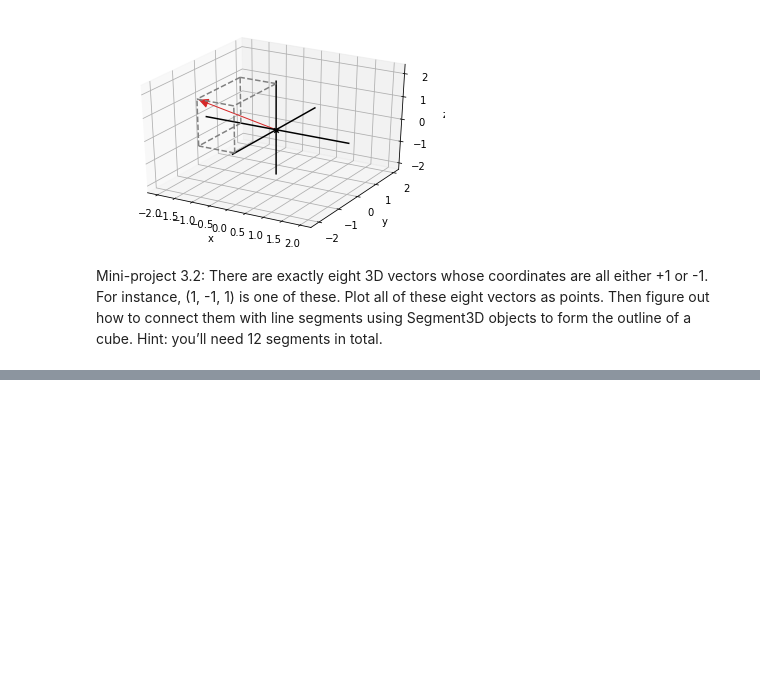
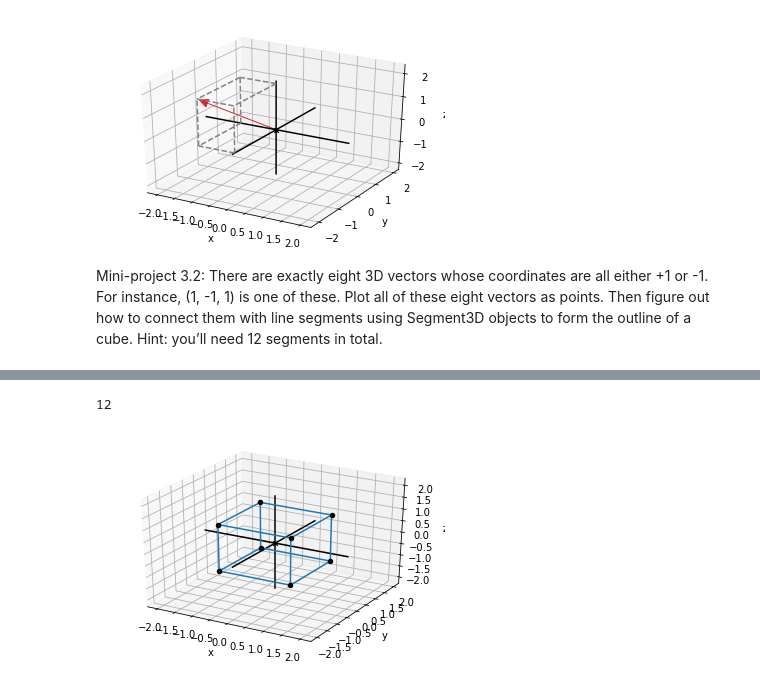
Before and after one commit to aliakhtar/maths4programmers-python, a Jupyter notebook: ch3/01_3.1.ipynb, the cells around one changed output, grey strips where cells are left out. Drawn from its saved outputs; the diff is of its cells as text; code cells hidden in the pictures; blank space fills up the shorter version.

```diff
--- a/ch3/01_3.1.ipynb
+++ b/ch3/01_3.1.ipynb
@@ -59,21 +59,3 @@ Mini-project 3.2: There are exactly eight 3D vectors whose coordinates are all e
 one of these. Plot all of these eight vectors as points. Then figure out how to connect them with line segments using
 Segment3D objects to form the outline of a cube.
 Hint: you’ll need 12 segments in total.
-# %%
-points = [(1,1,1), (1, -1, -1)] #Can't figure out how to do a loop that includes (1, -1, -1)
-#p = [1, 1, 1]
-#v = (p[0], p[1], p[2])
-#points.append(v)
-
-for i in range(-1, 2):
-    for j in range(0, 3):
-        p = [1, 1, 1]
-        #print("i: %d, j: %d, x: %s" % (i, j, str(list(range(i, j)))))
-        for x in range(i, j):
-            p[x] = -1
-        points.append( (p[0], p[1], p[2]) )
-
-points = set(points)
-print(len(points))
-for p in points:
-    print(p)
@@ -89,0 +62,6 @@ for p in points:
+# %%
+values = [1, -1]
+points = [(x, y, z) for x in values for y in values for z in values]
+print(len(points))
+for p in points:
+    print(p)
@@ -89,0 +78,12 @@ for p in points:
+# %%
+edges = [((-1, y, z), (1, y, z)) for y in values for z in values] + \
+        [ ( (x, -1, z), (x, 1, z)) for x in values for z in values ] + \
+        [ ( (x, y, -1), (x, y, 1) ) for x in values for y in values ]
+
+print(len(edges))
+
+segments = [ Segment3D(e[0], e[1]) for e in edges ]
+draw3d(*segments, Points3D(*points))
+# %% [output]
+12
+[figure, added]
```
Also changed, not shown: parts of 2 cells of this notebook.
